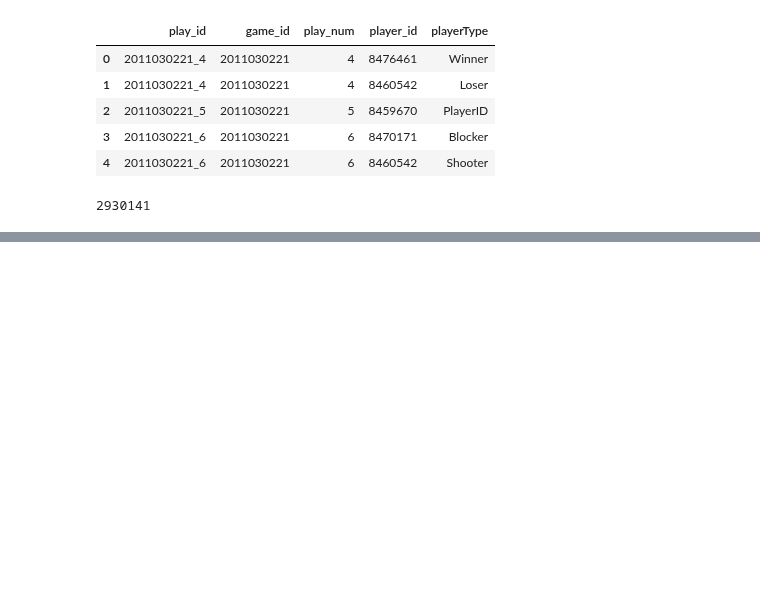
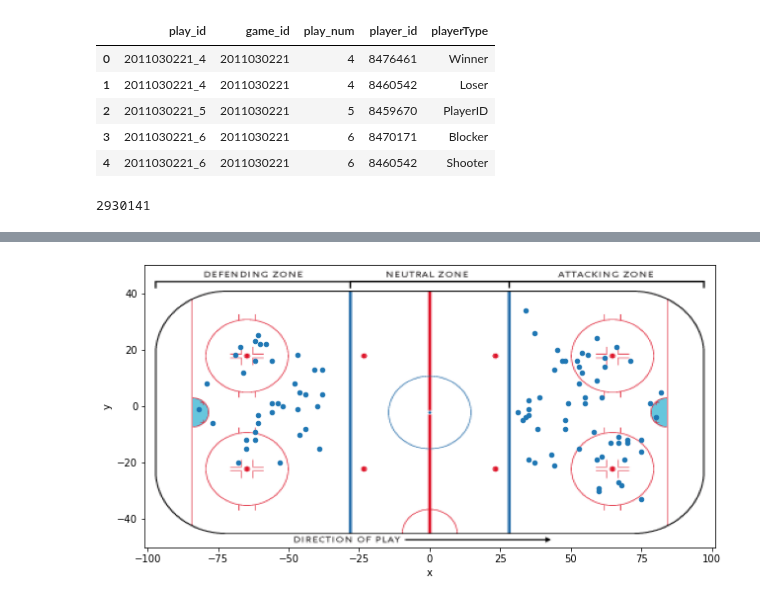
Before and after one commit to DanOakStats/NHL, a Jupyter notebook: data_cleaning.ipynb, the cells around one changed output, grey strips where cells are left out. Saved outputs shown, nothing was run; the diff lists cells and outputs as text; code cells hidden in the pictures; blank space fills up the shorter version.

```diff
--- a/data_cleaning.ipynb
+++ b/data_cleaning.ipynb
@@ -463,4 +463,4 @@ game_plays.head(3)
 | 1 | 2011030221_2 | 2011030221 | 2 | NaN | NaN | Period Ready | NaN | NaN | NaN | ... |
 | 2 | 2011030221_3 | 2011030221 | 3 | NaN | NaN | Period Start | NaN | NaN | NaN | ... |
 # %%
-teste = pd.merge(game_plays, game_plays_player[['player_id', 'play_id']], on='play_id')
+teste = pd.merge(game_plays, game_plays_player[['player_id', 'play_id','game_id']], on='game_id')
@@ -473,0 +472,15 @@ Select player name: McDavid
+# %%
+name_id = player_info.set_index('player_name')['player_id'].to_dict()
+# %%
+# seleciona o jogador
+first_name = input("Player first name: ")
+last_name = input("Player last name: ")
+full_name = first_name + " " + last_name
+
+# armazena o id do jogador escolhido
+id_player = name_id[full_name]
+print(id_player)
+
+
+# subset com os dados do jogador selecionado
+player_shots = teste[(teste['player_id']==id_player) & (teste['event']=='Goal')]
@@ -474 +502,9 @@ Select player name: McDavid
+# %%
+img = plt.imread('images/HockeyRink-Zones.png')
+fig, ax = plt.subplots(figsize=(9, 10))
+ax.imshow(img, extent=[-101, 101, -50, 50])
+player_shots[player_shots['secondaryType']=='Slap Shot'].plot.scatter(x='x', y='y', ax=ax)
+plt.tight_layout()
+# %% [output]
+[figure, added]
 # %%
```
Also changed, not shown: parts of 29 cells of this notebook.
